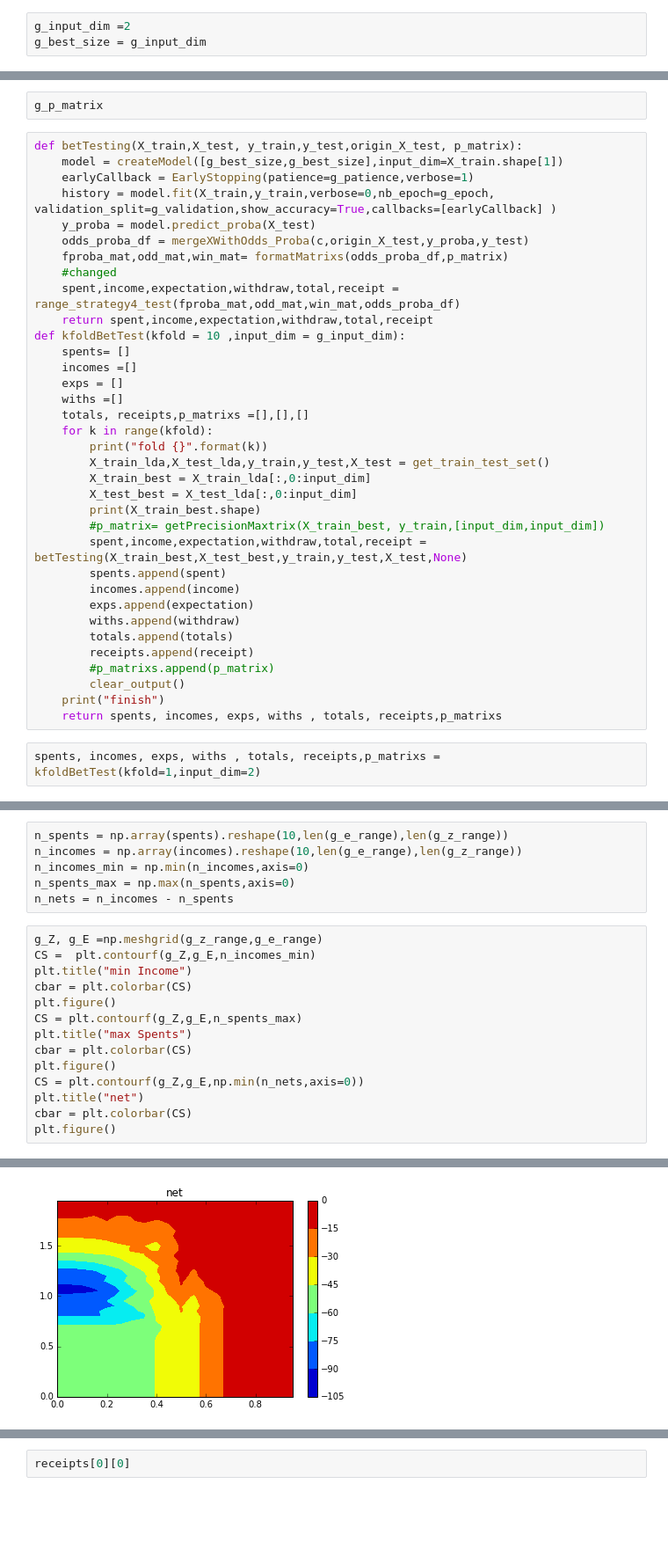
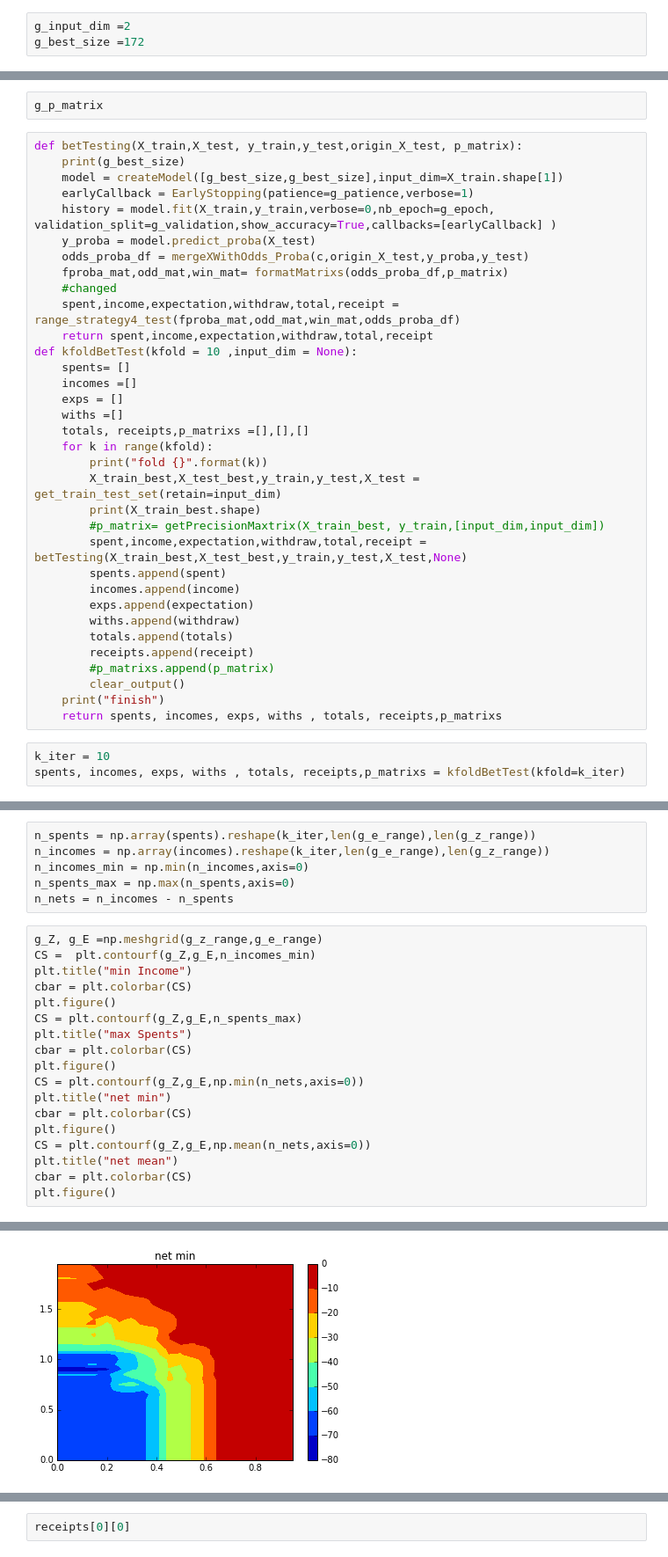
Before and after one commit to yat011/football_prediction, a Jupyter notebook: main-b2(V9+lda).ipynb, the cells around one changed output, grey strips where cells are left out. Shown at 88% size. Drawn from its saved outputs; the diff is of its cells as text; blank space fills up the shorter version.

```diff
--- a/main-b2(V9+lda).ipynb
+++ b/main-b2(V9+lda).ipynb
@@ -1523,7 +1473,7 @@ g_sizes[np.argmin(np.mean(n_val_loss,axis=1))]
 172
 # %%
 g_input_dim =2
-g_best_size = g_input_dim
+g_best_size =172
 # %%
 g_X_train_best = g_X_train_lda[:,0:g_input_dim]
 g_X_test_best = g_X_test_lda[:,0:g_input_dim]
@@ -1534,6 +1484,7 @@ g_p_matrix
 g_p_matrix
 # %%
 def betTesting(X_train,X_test, y_train,y_test,origin_X_test, p_matrix):
+    print(g_best_size)
     model = createModel([g_best_size,g_best_size],input_dim=X_train.shape[1])
     earlyCallback = EarlyStopping(patience=g_patience,verbose=1)
     history = model.fit(X_train,y_train,verbose=0,nb_epoch=g_epoch, validation_split=g_validation,show_accuracy=True,callbacks=[earlyCallback] )
@@ -1543,7 +1494,7 @@ def betTesting(X_train,X_test, y_train,y_test,origin_X_test, p_matrix):
     #changed
     spent,income,expectation,withdraw,total,receipt = range_strategy4_test(fproba_mat,odd_mat,win_mat,odds_proba_df)
     return spent,income,expectation,withdraw,total,receipt
-def kfoldBetTest(kfold = 10 ,input_dim = g_input_dim):
+def kfoldBetTest(kfold = 10 ,input_dim = None):
     spents= []
     incomes =[]
     exps = []
@@ -1551,9 +1502,7 @@ def kfoldBetTest(kfold = 10 ,input_dim = g_input_dim):
     totals, receipts,p_matrixs =[],[],[]
     for k in range(kfold):
         print("fold {}".format(k))
-        X_train_lda,X_test_lda,y_train,y_test,X_test = get_train_test_set()
-        X_train_best = X_train_lda[:,0:input_dim]
-        X_test_best = X_test_lda[:,0:input_dim]
+        X_train_best,X_test_best,y_train,y_test,X_test = get_train_test_set(retain=input_dim)
         print(X_train_best.shape)
         #p_matrix= getPrecisionMaxtrix(X_train_best, y_train,[input_dim,input_dim])
         spent,income,expectation,withdraw,total,receipt = betTesting(X_train_best,X_test_best,y_train,y_test,X_test,None)
@@ -1568,5 +1517,6 @@ def kfoldBetTest(kfold = 10 ,input_dim = g_input_dim):
     print("finish")
     return spents, incomes, exps, withs , totals, receipts,p_matrixs
 # %%
-spents, incomes, exps, withs , totals, receipts,p_matrixs = kfoldBetTest(kfold=1,input_dim=2)
+k_iter = 10
+spents, incomes, exps, withs , totals, receipts,p_matrixs = kfoldBetTest(kfold=k_iter)
 # %% [output]
@@ -1608,6 +1524,6 @@ finish
 # %%
-n_spents = np.array(spents).reshape(10,len(g_e_range),len(g_z_range))
-n_incomes = np.array(incomes).reshape(10,len(g_e_range),len(g_z_range))
+n_spents = np.array(spents).reshape(k_iter,len(g_e_range),len(g_z_range))
+n_incomes = np.array(incomes).reshape(k_iter,len(g_e_range),len(g_z_range))
 n_incomes_min = np.min(n_incomes,axis=0)
 n_spents_max = np.max(n_spents,axis=0)
 n_nets = n_incomes - n_spents
@@ -1622,8 +1538,12 @@ plt.title("max Spents")
 cbar = plt.colorbar(CS)
 plt.figure()
 CS = plt.contourf(g_Z,g_E,np.min(n_nets,axis=0))
-plt.title("net")
+plt.title("net min")
 cbar = plt.colorbar(CS)
 plt.figure()
+CS = plt.contourf(g_Z,g_E,np.mean(n_nets,axis=0))
+plt.title("net mean")
+cbar = plt.colorbar(CS)
+plt.figure()
 # %% [output]
 <matplotlib.figure.Figure at 0x...>
@@ -1632 +1552 @@ plt.figure()
-[figure, old version]
+[figure, new version]
```
Also changed, not shown: parts of 14 cells of this notebook, 1 other file.
